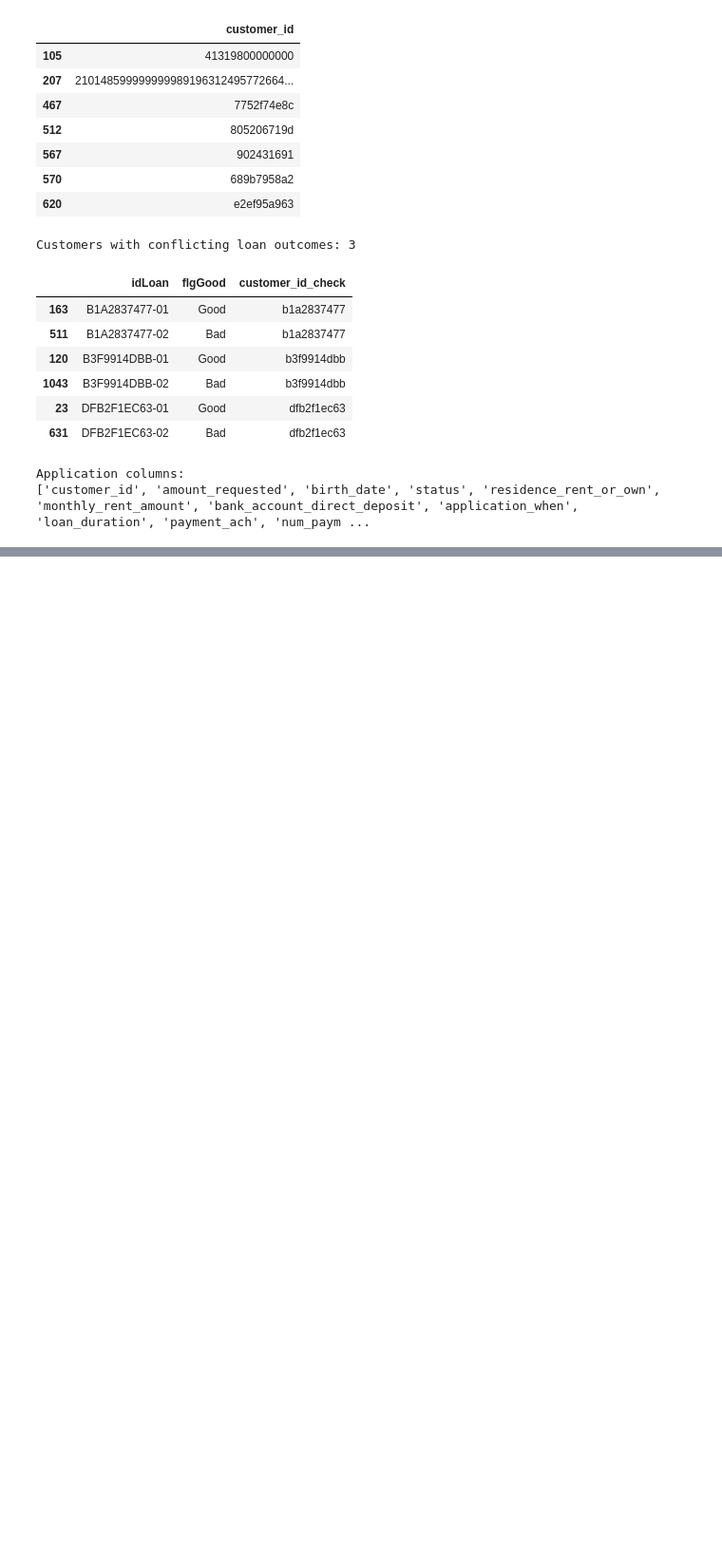
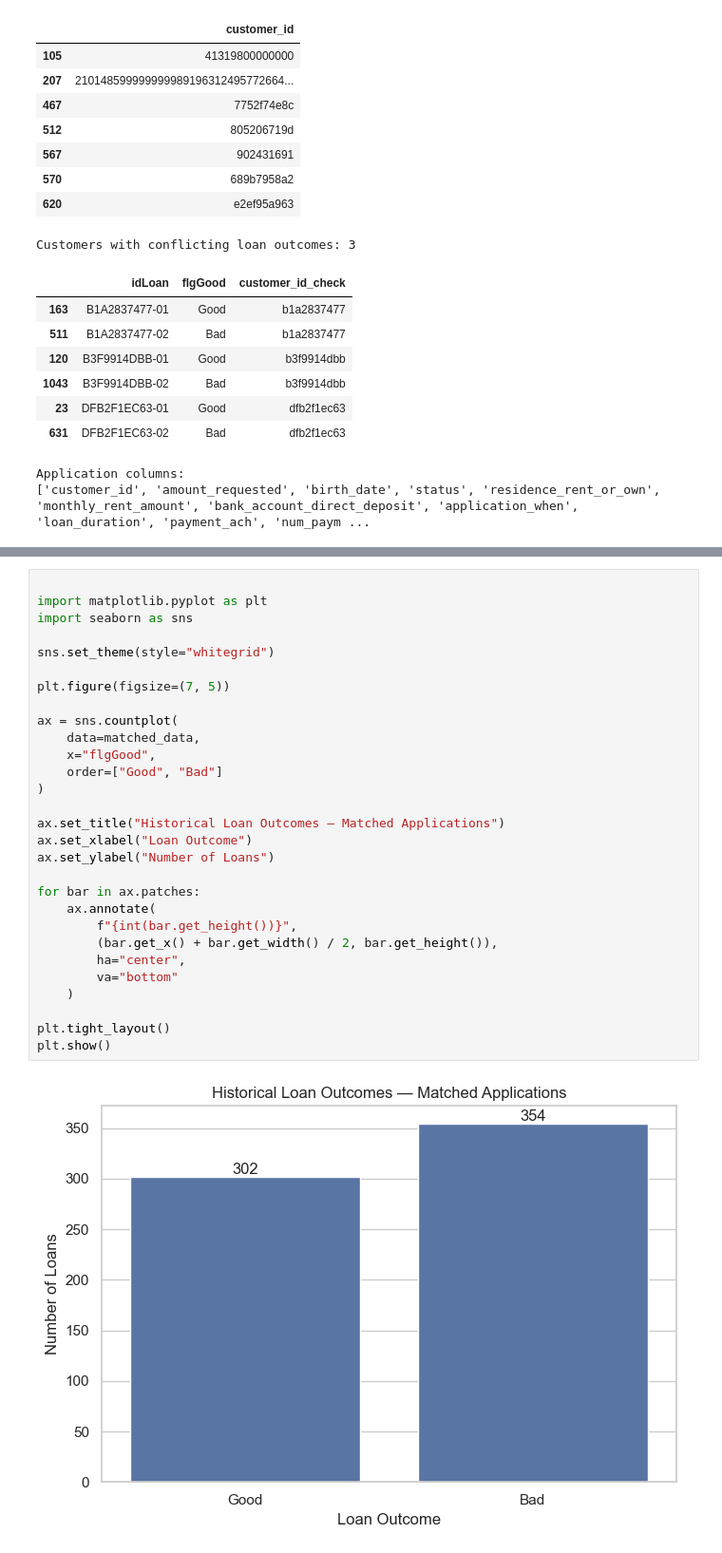
Before and after one commit to madrewarparth/loan-risk-analysis, a Jupyter notebook: loan_risk_analysis.ipynb, the cells around one changed output, grey strips where cells are left out. Shown at 95% size. Saved outputs shown, nothing was run; the diff lists cells and outputs as text; blank space fills up the shorter version.

Commit message:
Analyze loan matching coverage and outcomes

```diff
--- a/loan_risk_analysis.ipynb
+++ b/loan_risk_analysis.ipynb
@@ -331,0 +519,31 @@ Application columns:
+# %%
+
+import matplotlib.pyplot as plt
+import seaborn as sns
+
+sns.set_theme(style="whitegrid")
+
+plt.figure(figsize=(7, 5))
+
+ax = sns.countplot(
+    data=matched_data,
+    x="flgGood",
+    order=["Good", "Bad"]
+)
+
+ax.set_title("Historical Loan Outcomes — Matched Applications")
+ax.set_xlabel("Loan Outcome")
+ax.set_ylabel("Number of Loans")
+
+for bar in ax.patches:
+    ax.annotate(
+        f"{int(bar.get_height())}",
+        (bar.get_x() + bar.get_width() / 2, bar.get_height()),
+        ha="center",
+        va="bottom"
+    )
+
+plt.tight_layout()
+plt.show()
+# %% [output]
+[figure, added]
```
Also changed, not shown: parts of 3 cells of this notebook.
